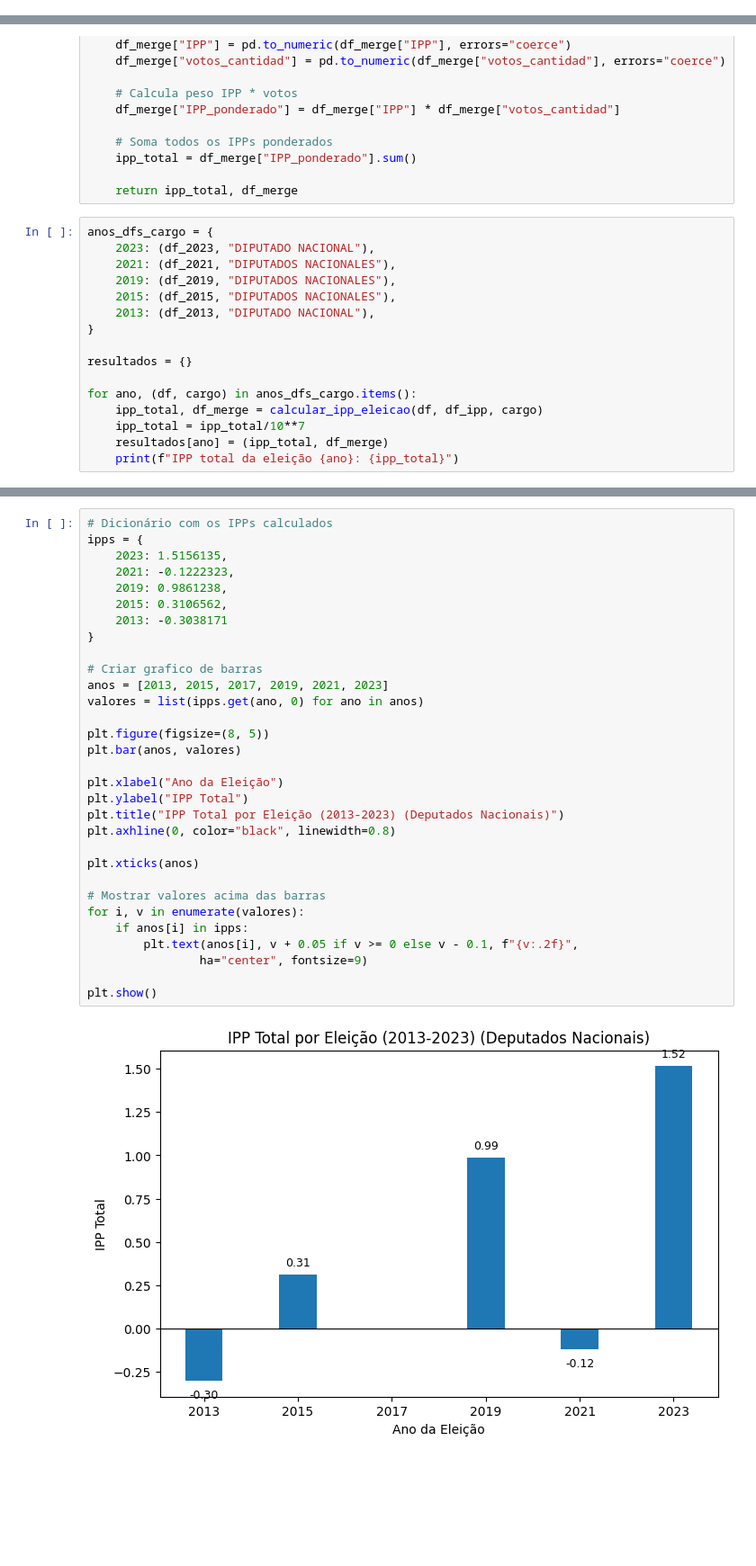
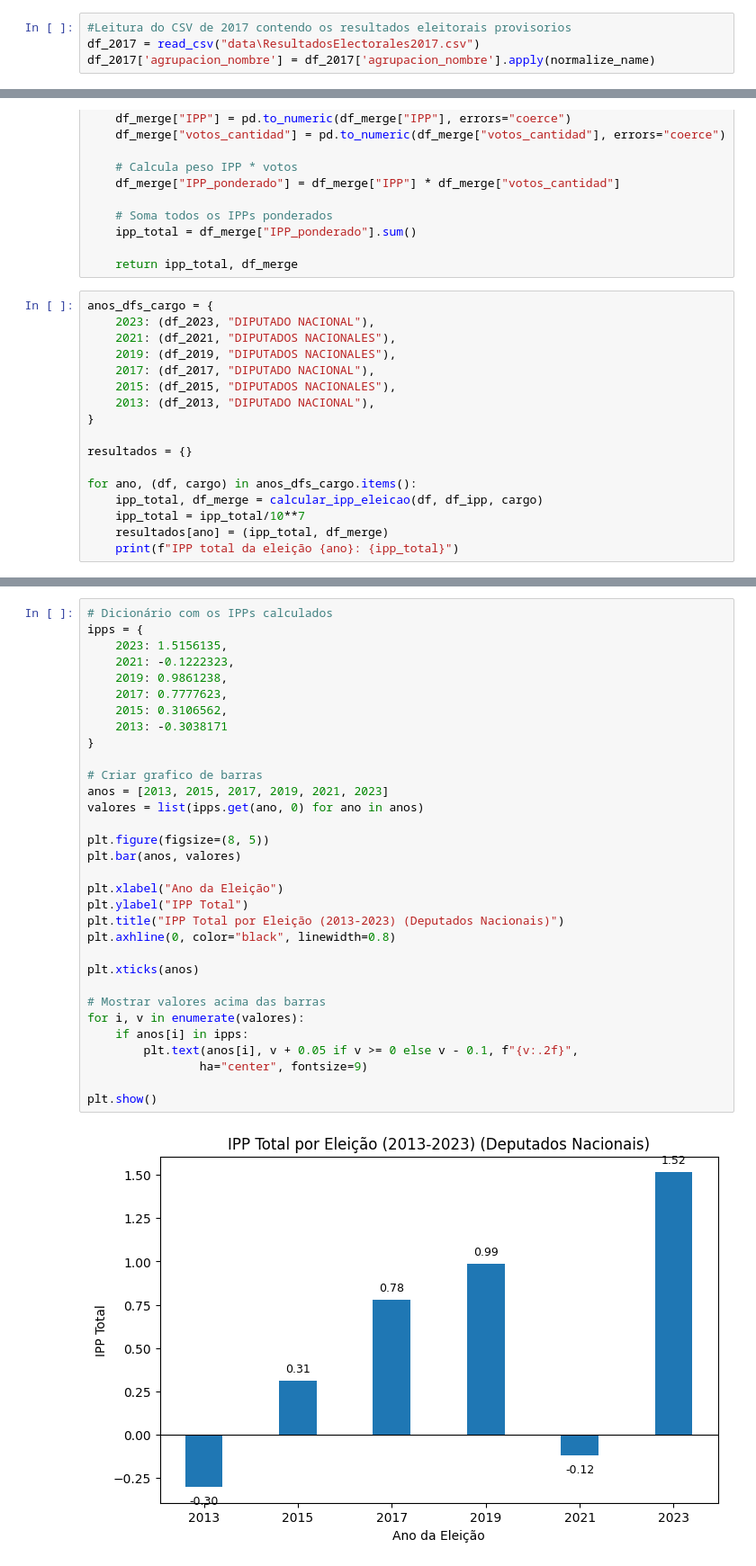
Before and after one commit to quintellabernardo/nucleo_macro_2025_2, a Jupyter notebook: eleicoes_2023.ipynb, the cells around one changed output, grey strips where cells are left out. Shown at 90% size. Drawn from its saved outputs; the diff is of its cells as text; blank space fills up the shorter version.

```diff
--- a/eleicoes_2023.ipynb
+++ b/eleicoes_2023.ipynb
@@ -154,3 +151,7 @@ plot_votos(df_2019,"DIPUTADOS NACIONALES")
 [figure]
 [figure]
 [figure]
+# %%
+#Leitura do CSV de 2017 contendo os resultados eleitorais provisorios
+df_2017 = read_csv("data\ResultadosElectorales2017.csv")
+df_2017['agrupacion_nombre'] = df_2017['agrupacion_nombre'].apply(normalize_name)
@@ -206,6 +213,7 @@ anos_dfs_cargo = {
     2023: (df_2023, "DIPUTADO NACIONAL"),
     2021: (df_2021, "DIPUTADOS NACIONALES"),
     2019: (df_2019, "DIPUTADOS NACIONALES"),
+    2017: (df_2017, "DIPUTADO NACIONAL"),
     2015: (df_2015, "DIPUTADOS NACIONALES"),
     2013: (df_2013, "DIPUTADO NACIONAL"),
 }
@@ -228,31 +237,32 @@ IPP total da eleição 2013: -0.3038171
 ipps = {
     2023: 1.5156135,
     2021: -0.1222323,
     2019: 0.9861238,
+    2017: 0.7777623,
     2015: 0.3106562,
     2013: -0.3038171
 }
 
 # Criar grafico de barras
 anos = [2013, 2015, 2017, 2019, 2021, 2023]
 valores = list(ipps.get(ano, 0) for ano in anos)
 
 plt.figure(figsize=(8, 5))
 plt.bar(anos, valores)
 
 plt.xlabel("Ano da Eleição")
 plt.ylabel("IPP Total")
 plt.title("IPP Total por Eleição (2013-2023) (Deputados Nacionais)")
 plt.axhline(0, color="black", linewidth=0.8)
 
 plt.xticks(anos)
 
 # Mostrar valores acima das barras
 for i, v in enumerate(valores):
     if anos[i] in ipps:
         plt.text(anos[i], v + 0.05 if v >= 0 else v - 0.1, f"{v:.2f}",
                 ha="center", fontsize=9)
 
 plt.show()
 # %% [output]
-[figure, old version]
+[figure, new version]
```
Also changed, not shown: parts of 3 cells of this notebook, 1 other file.
